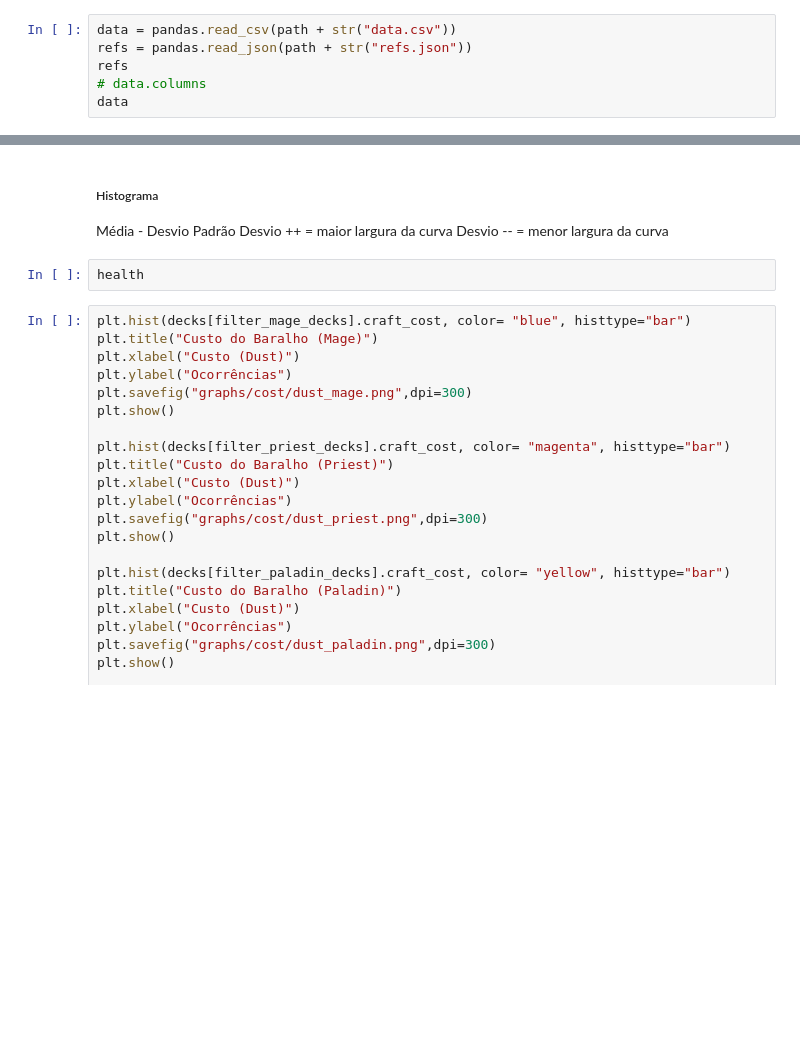
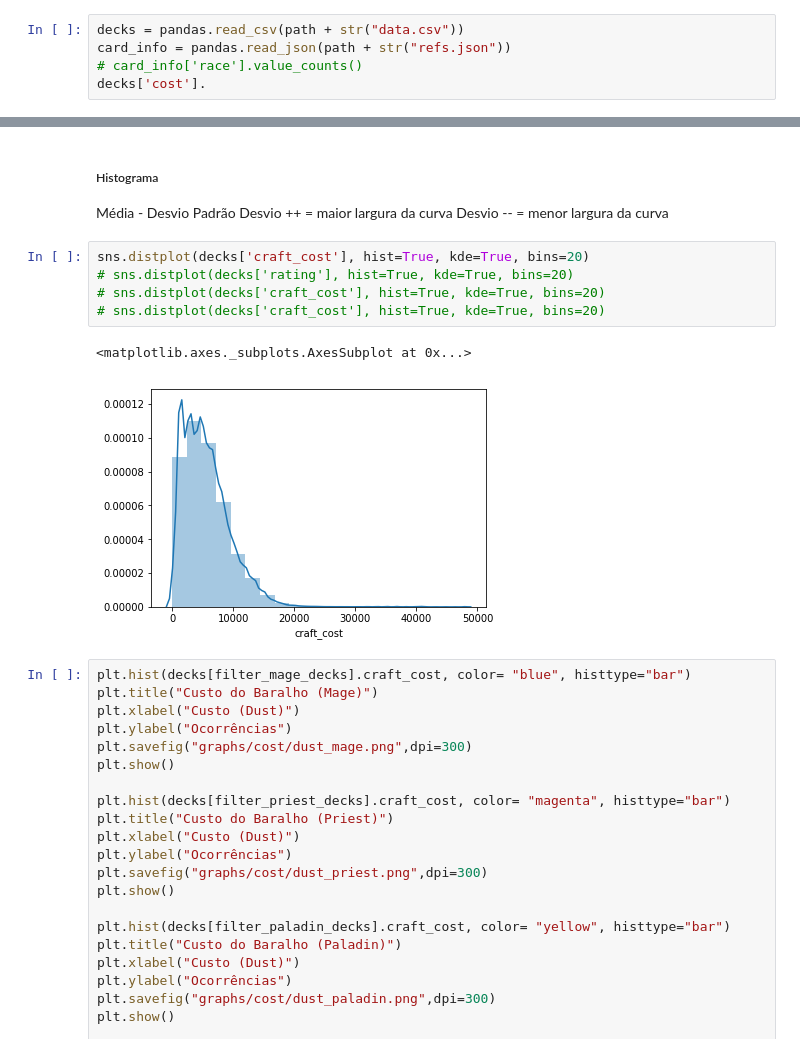
Before and after one commit to xdot2012/hearthstone_card_prediction, a Jupyter notebook: DataScience/Chrisao/Ciência de Dados.ipynb, the cells around one changed output, grey strips where cells are left out. Cells and saved outputs as stored; diff of their text form; blank space fills up the shorter version.

```diff
--- a/DataScience/Chrisao/Ciência de Dados.ipynb
+++ b/DataScience/Chrisao/Ciência de Dados.ipynb
@@ -100,11 +100,10 @@ path = str('/home/' + str(user) + "/datasets/")
 # %% [markdown]
 <h4><strong>Importação</strong></h4>
 # %%
-data = pandas.read_csv(path + str("data.csv"))
-refs = pandas.read_json(path + str("refs.json"))
-refs
-# data.columns
-data
+decks = pandas.read_csv(path + str("data.csv"))
+card_info = pandas.read_json(path + str("refs.json"))
+# card_info['race'].value_counts()
+decks['cost'].
 # %% [output]
 |  | craft_cost | date | deck_archetype | deck_class | deck_format | deck_id | deck_set | deck_type | rating | ... |
 | 0 | 9740 | 2016-02-19 | Unknown | Priest | W | 433004 | Explorers | Tavern Brawl | 1 | ... |
@@ -207,8 +206,14 @@ monster_cards = monster_cards.dropna(subset=['collectible'])
 Média - Desvio Padrão
 Desvio ++ = maior largura da curva
 Desvio -- = menor largura da curva
-# %%
-health
+# %%
+sns.distplot(decks['craft_cost'], hist=True, kde=True, bins=20)
+# sns.distplot(decks['rating'], hist=True, kde=True, bins=20)
+# sns.distplot(decks['craft_cost'], hist=True, kde=True, bins=20)
+# sns.distplot(decks['craft_cost'], hist=True, kde=True, bins=20)
+# %% [output]
+<matplotlib.axes._subplots.AxesSubplot at 0x...>
+[figure, added]
 # %%
 plt.hist(decks[filter_mage_decks].craft_cost, color= "blue", histtype="bar")
 plt.title("Custo do Baralho (Mage)")
```
Also changed, not shown: parts of 5 cells of this notebook.
